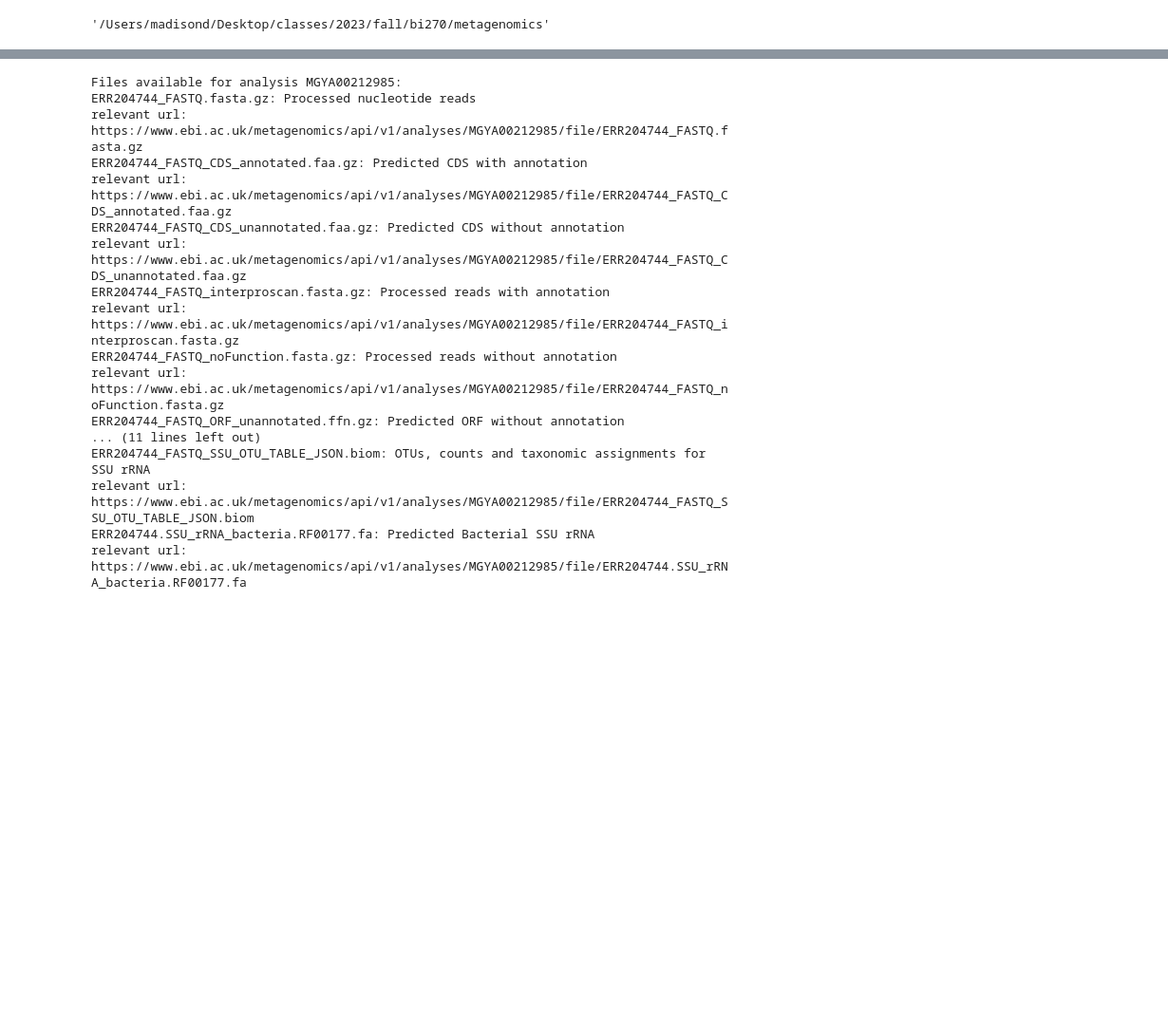
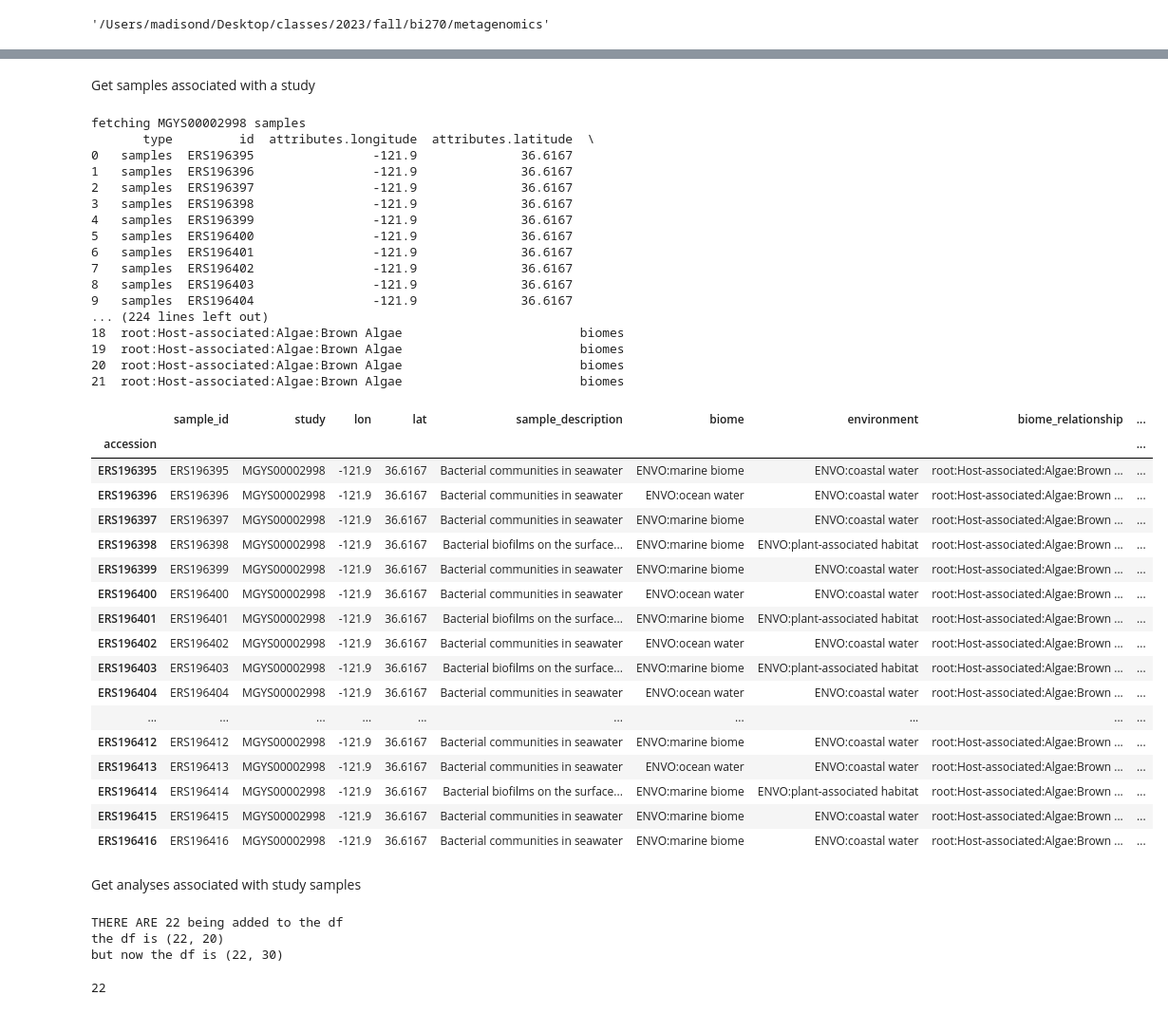
Before and after one commit to MDunitz/metagenomics, a Jupyter notebook: scripts/tutorial_test.ipynb, the cells around one changed output, grey strips where cells are left out. Shown: that part at 95% size. Cells and saved outputs as stored; diff of their text form; code cells hidden in the pictures; blank space fills up the shorter version.

```diff
--- a/scripts/tutorial_test.ipynb
+++ b/scripts/tutorial_test.ipynb
@@ -33,24 +53,50 @@ fetching MGYS00002998 samples
+# %% [markdown]
+Get samples associated with a study
+# %%
+study_samples = fetch_study_data(api_root, study_metadata, sample_count=100)
+study_samples
+# %% [output]
+fetching MGYS00002998 samples
+       type         id  attributes.longitude  attributes.latitude  \
+0   samples  ERS196395                -121.9              36.6167
+1   samples  ERS196396                -121.9              36.6167
+2   samples  ERS196397                -121.9              36.6167
+3   samples  ERS196398                -121.9              36.6167
+4   samples  ERS196399                -121.9              36.6167
+5   samples  ERS196400                -121.9              36.6167
+6   samples  ERS196401                -121.9              36.6167
+7   samples  ERS196402                -121.9              36.6167
+8   samples  ERS196403                -121.9              36.6167
+9   samples  ERS196404                -121.9              36.6167
+... (224 lines left out)
+18  root:Host-associated:Algae:Brown Algae                        biomes
+19  root:Host-associated:Algae:Brown Algae                        biomes
+20  root:Host-associated:Algae:Brown Algae                        biomes
+21  root:Host-associated:Algae:Brown Algae                        biomes
+|  | sample_id | study | lon | lat | sample_description | biome | environment | biome_relationship | ... |
+| accession |  |  |  |  |  |  |  |  | ... |
+| ERS196395 | ERS196395 | MGYS00002998 | -121.9 | 36.6167 | Bacterial communities in seawater | ENVO:marine biome | ENVO:coastal water | root:Host-associated:Algae:Brown ... | ... |
+| ERS196396 | ERS196396 | MGYS00002998 | -121.9 | 36.6167 | Bacterial communities in seawater | ENVO:ocean water | ENVO:coastal water | root:Host-associated:Algae:Brown ... | ... |
+| ERS196397 | ERS196397 | MGYS00002998 | -121.9 | 36.6167 | Bacterial communities in seawater | ENVO:marine biome | ENVO:coastal water | root:Host-associated:Algae:Brown ... | ... |
+| ERS196398 | ERS196398 | MGYS00002998 | -121.9 | 36.6167 | Bacterial biofilms on the surface... | ENVO:marine biome | ENVO:plant-associated habitat | root:Host-associated:Algae:Brown ... | ... |
+| ERS196399 | ERS196399 | MGYS00002998 | -121.9 | 36.6167 | Bacterial communities in seawater | ENVO:marine biome | ENVO:coastal water | root:Host-associated:Algae:Brown ... | ... |
+| ERS196400 | ERS196400 | MGYS00002998 | -121.9 | 36.6167 | Bacterial communities in seawater | ENVO:ocean water | ENVO:coastal water | root:Host-associated:Algae:Brown ... | ... |
+| ERS196401 | ERS196401 | MGYS00002998 | -121.9 | 36.6167 | Bacterial biofilms on the surface... | ENVO:marine biome | ENVO:plant-associated habitat | root:Host-associated:Algae:Brown ... | ... |
+| ERS196402 | ERS196402 | MGYS00002998 | -121.9 | 36.6167 | Bacterial communities in seawater | ENVO:ocean water | ENVO:coastal water | root:Host-associated:Algae:Brown ... | ... |
+| ERS196403 | ERS196403 | MGYS00002998 | -121.9 | 36.6167 | Bacterial biofilms on the surface... | ENVO:marine biome | ENVO:plant-associated habitat | root:Host-associated:Algae:Brown ... | ... |
+| ERS196404 | ERS196404 | MGYS00002998 | -121.9 | 36.6167 | Bacterial communities in seawater | ENVO:ocean water | ENVO:coastal water | root:Host-associated:Algae:Brown ... | ... |
+| ... | ... | ... | ... | ... | ... | ... | ... | ... | ... |
+| ERS196412 | ERS196412 | MGYS00002998 | -121.9 | 36.6167 | Bacterial communities in seawater | ENVO:marine biome | ENVO:coastal water | root:Host-associated:Algae:Brown ... | ... |
+| ERS196413 | ERS196413 | MGYS00002998 | -121.9 | 36.6167 | Bacterial communities in seawater | ENVO:ocean water | ENVO:coastal water | root:Host-associated:Algae:Brown ... | ... |
+| ERS196414 | ERS196414 | MGYS00002998 | -121.9 | 36.6167 | Bacterial biofilms on the surface... | ENVO:marine biome | ENVO:plant-associated habitat | root:Host-associated:Algae:Brown ... | ... |
+| ERS196415 | ERS196415 | MGYS00002998 | -121.9 | 36.6167 | Bacterial communities in seawater | ENVO:marine biome | ENVO:coastal water | root:Host-associated:Algae:Brown ... | ... |
+| ERS196416 | ERS196416 | MGYS00002998 | -121.9 | 36.6167 | Bacterial communities in seawater | ENVO:marine biome | ENVO:coastal water | root:Host-associated:Algae:Brown ... | ... |
+# %% [markdown]
+Get analyses associated with study samples
 # %%
-analyses = get_sample_analyses(api_root, study_samples_subset)
+analyses = get_sample_analyses(api_root, study_samples, analysis_limit=100)
+# %% [output]
+THERE ARE 22 being added to the df
+the df is (22, 20)
+but now the df is (22, 30)
+22
-# %%
-# id = analyses.iloc[0]['attributes.accession']
-TEST_ANALYSIS_ID = 'MGYA00212985'
-data = check_available_sample_analysis_data(api_root, TEST_ANALYSIS_ID)
-# %% [output]
-Files available for analysis MGYA00212985:
-ERR204744_FASTQ.fasta.gz: Processed nucleotide reads
-relevant url: https://www.ebi.ac.uk/metagenomics/api/v1/analyses/MGYA00212985/file/ERR204744_FASTQ.fasta.gz
-ERR204744_FASTQ_CDS_annotated.faa.gz: Predicted CDS with annotation
-relevant url: https://www.ebi.ac.uk/metagenomics/api/v1/analyses/MGYA00212985/file/ERR204744_FASTQ_CDS_annotated.faa.gz
-ERR204744_FASTQ_CDS_unannotated.faa.gz: Predicted CDS without annotation
-relevant url: https://www.ebi.ac.uk/metagenomics/api/v1/analyses/MGYA00212985/file/ERR204744_FASTQ_CDS_unannotated.faa.gz
-ERR204744_FASTQ_interproscan.fasta.gz: Processed reads with annotation
-relevant url: https://www.ebi.ac.uk/metagenomics/api/v1/analyses/MGYA00212985/file/ERR204744_FASTQ_interproscan.fasta.gz
-ERR204744_FASTQ_noFunction.fasta.gz: Processed reads without annotation
-relevant url: https://www.ebi.ac.uk/metagenomics/api/v1/analyses/MGYA00212985/file/ERR204744_FASTQ_noFunction.fasta.gz
-ERR204744_FASTQ_ORF_unannotated.ffn.gz: Predicted ORF without annotation
-... (11 lines left out)
-ERR204744_FASTQ_SSU_OTU_TABLE_JSON.biom: OTUs, counts and taxonomic assignments for SSU rRNA
-relevant url: https://www.ebi.ac.uk/metagenomics/api/v1/analyses/MGYA00212985/file/ERR204744_FASTQ_SSU_OTU_TABLE_JSON.biom
-ERR204744.SSU_rRNA_bacteria.RF00177.fa: Predicted Bacterial SSU rRNA
-relevant url: https://www.ebi.ac.uk/metagenomics/api/v1/analyses/MGYA00212985/file/ERR204744.SSU_rRNA_bacteria.RF00177.fa
```
Also changed, not shown: parts of 22 cells of this notebook, 4 other files.
